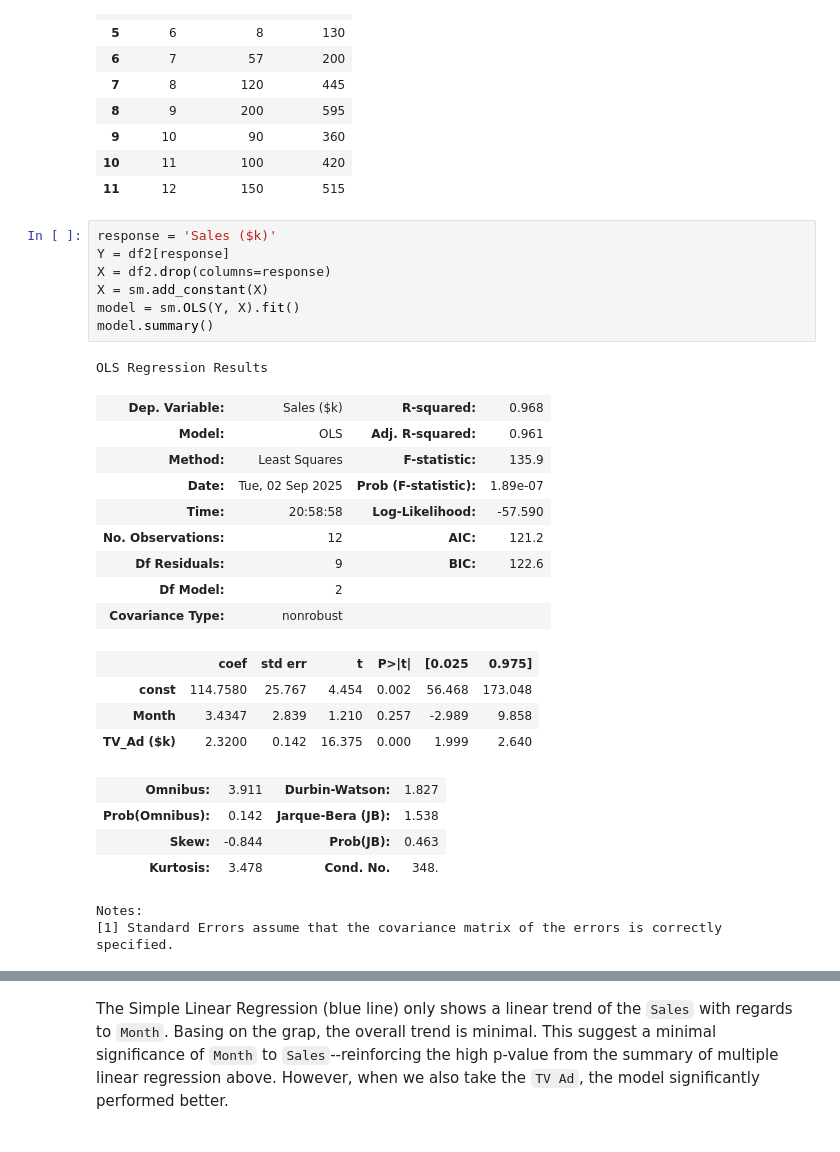
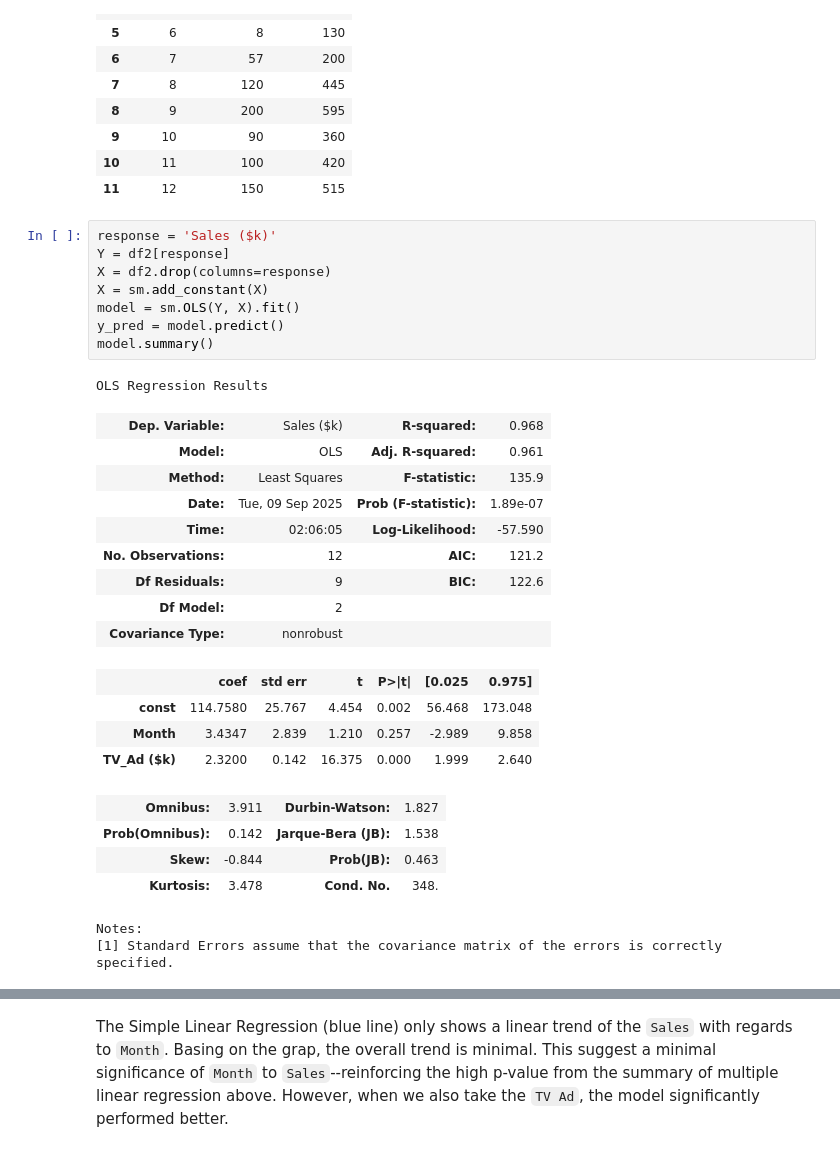
Before and after one commit to RomandRapido/APM1215-TimeSeries, a Jupyter notebook: FA1_Lansangan/FA1_Lansangan.ipynb, the cells around one changed output, grey strips where cells are left out. Cells and saved outputs as stored; diff of their text form.

```diff
--- a/FA1_Lansangan/FA1_Lansangan.ipynb
+++ b/FA1_Lansangan/FA1_Lansangan.ipynb
@@ -457,17 +457,18 @@ None
 # %%
 response = 'Sales ($k)'
 Y = df2[response]
 X = df2.drop(columns=response)
 X = sm.add_constant(X)
 model = sm.OLS(Y, X).fit()
+y_pred = model.predict()
 model.summary()
 # %% [output]
 OLS Regression Results
 | Dep. Variable: | Sales ($k) | R-squared: | 0.968 |
 | Model: | OLS | Adj. R-squared: | 0.961 |
 | Method: | Least Squares | F-statistic: | 135.9 |
-| Date: | Tue, 02 Sep 2025 | Prob (F-statistic): | 1.89e-07 |
-| Time: | 20:58:58 | Log-Likelihood: | -57.590 |
+| Date: | Tue, 09 Sep 2025 | Prob (F-statistic): | 1.89e-07 |
+| Time: | 02:06:05 | Log-Likelihood: | -57.590 |
 | No. Observations: | 12 | AIC: | 121.2 |
 | Df Residuals: | 9 | BIC: | 122.6 |
 | Df Model: | 2 |  |  |
```
Also changed, not shown: parts of 20 cells of this notebook, 1 other file.
